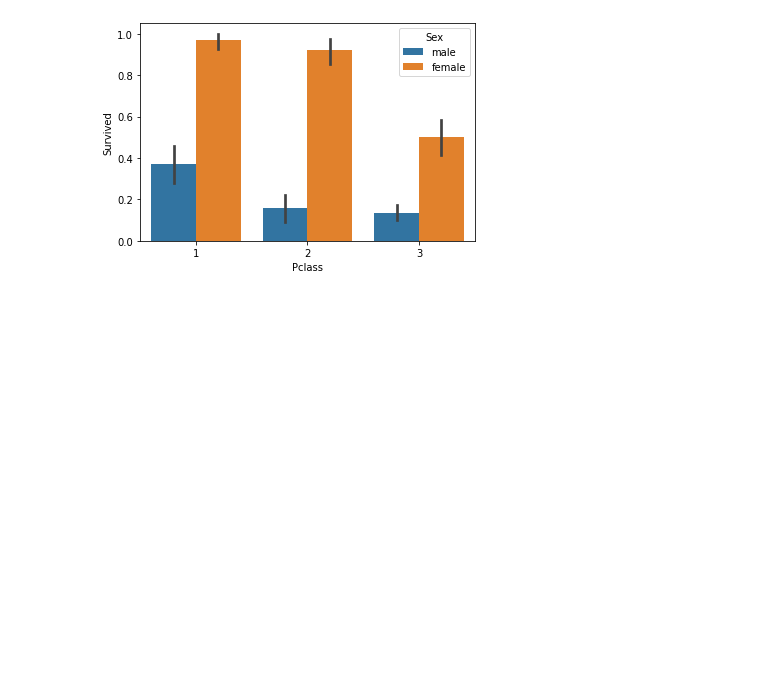
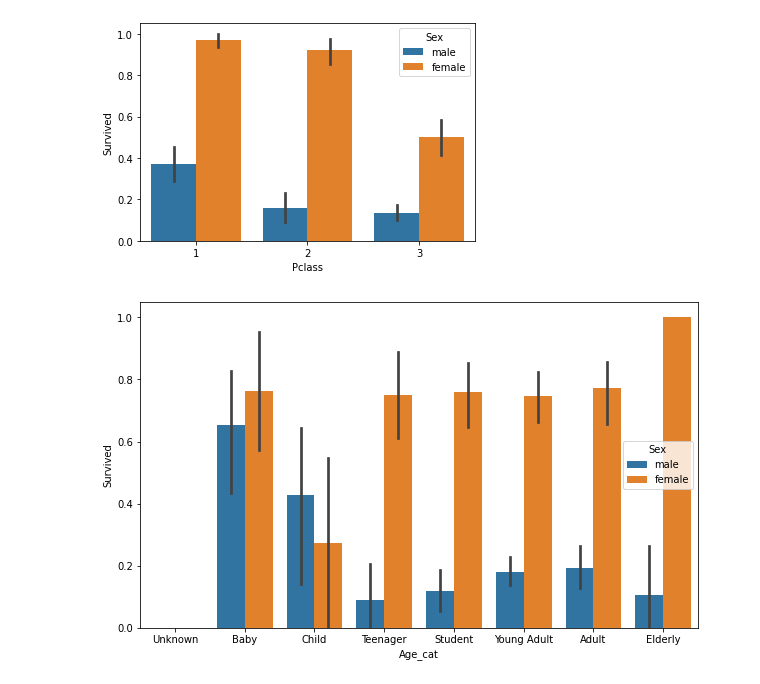
Before and after one commit to leedaehan-kev/ML-python, a Jupyter notebook: section2-MLintro/section2-5-titanic-example.ipynb, the cells around one changed output. Cells and saved outputs as stored; diff of their text form; code cells hidden in the pictures; blank space fills up the shorter version.

Commit message:
titanic-finish

```diff
--- a/section2-MLintro/section2-5-titanic-example.ipynb
+++ b/section2-MLintro/section2-5-titanic-example.ipynb
@@ -162,3 +162,32 @@ sns.barplot(x='Pclass', y='Survived', hue='Sex', data=titanic_df)
 # %% [output]
 <AxesSubplot:xlabel='Pclass', ylabel='Survived'>
 [figure]
+# %%
+# 입력 age에 따라 구분값을 반환하는 함수 설정. DataFrame의 apply lambda식에 사용.
+def get_category(age):
+    cat = ''
+    if age <= -1: cat = 'Unknown'
+    elif age <= 5: cat = 'Baby'
+    elif age <= 12: cat = 'Child'
+    elif age <= 18: cat = 'Teenager'
+    elif age <= 25: cat = 'Student'
+    elif age <= 35: cat = 'Young Adult'
+    elif age <= 60: cat = 'Adult'
+    else: cat = 'Elderly'
+
+    return cat
+
+# 막대그래프의 크기 figure를 더 크게 설정
+plt.figure(figsize=(10,6))
+
+#X축의 값을 순차적으로 표시하기 위한 설정
+group_names = ['Unknown', 'Baby', 'Child', 'Teenager', 'Student', 'Young Adult', 'Adult', 'Elderly']
+
+# lambda 식에 위에서 생성한 get_category( ) 함수를 반환값으로 지정.
+# get_category(X)는 입력값으로 'Age' 컬럼값을 받아서 해당하는 cat 반환
+titanic_df['Age_cat'] = titanic_df['Age'].apply(lambda x : get_category(x))
+
+sns.barplot(x='Age_cat', y = 'Survived', hue='Sex', data=titanic_df, order=group_names)
+titanic_df.drop('Age_cat', axis=1, inplace=True)
+# %% [output]
+[figure, added]
```
Also changed, not shown: parts of 11 cells of this notebook.
